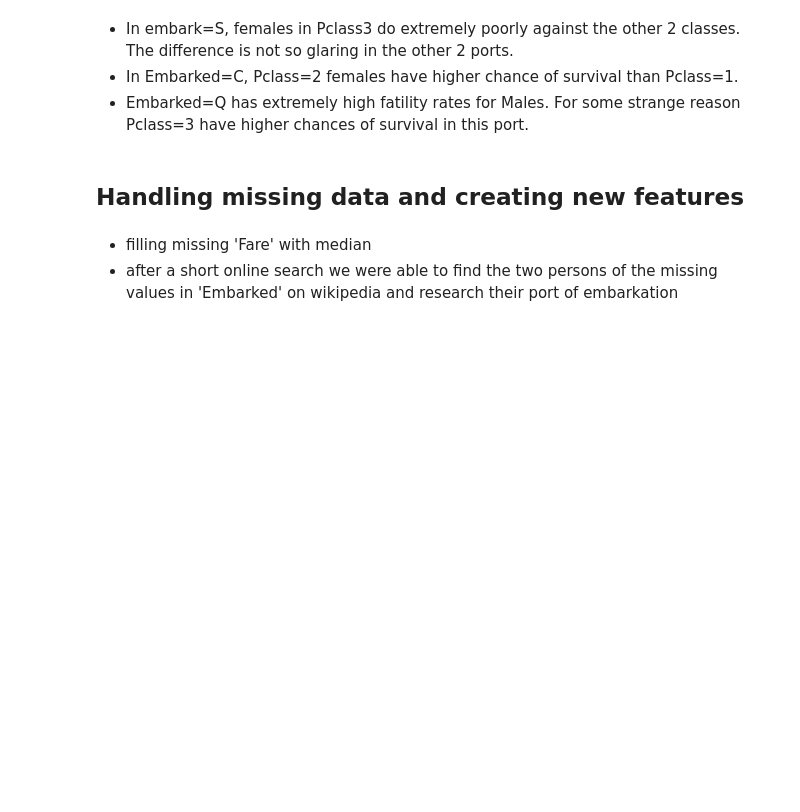
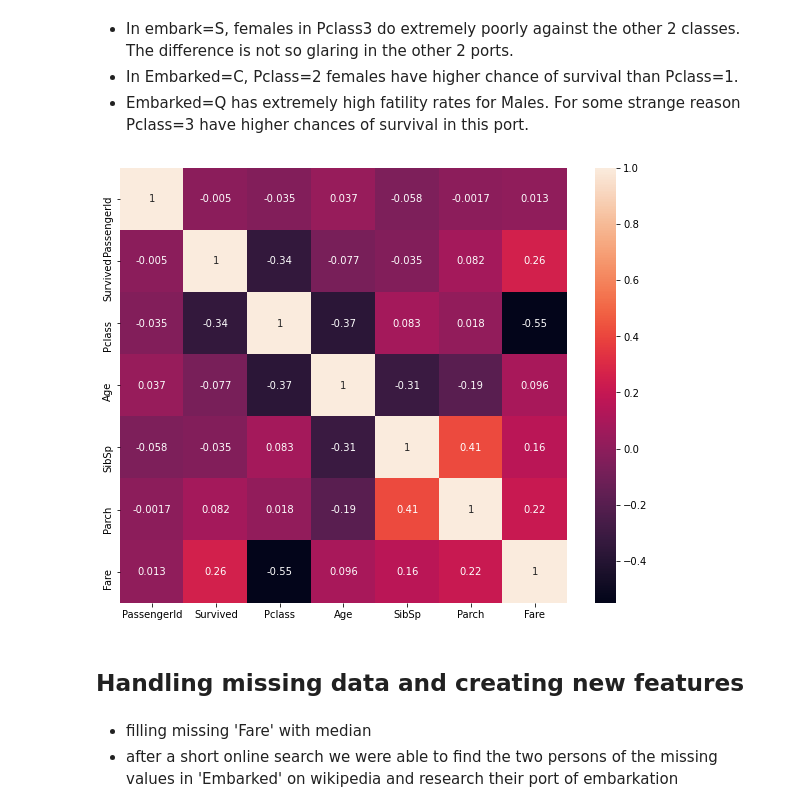
Before and after one commit to Tobias-GH-Schulz/titanic_kaggle_competition, a Jupyter notebook: titanic_comp_main.ipynb, the cells around one changed output. Saved outputs shown, nothing was run; the diff lists cells and outputs as text; code cells hidden in the pictures; blank space fills up the shorter version.

```diff
--- a/titanic_comp_main.ipynb
+++ b/titanic_comp_main.ipynb
@@ -211,6 +219,11 @@ fg.add_legend()
 - In embark=S, females in Pclass3 do extremely poorly against the other 2 classes. The difference is not so glaring in the other 2 ports.
 - In Embarked=C, Pclass=2 females have higher chance of survival than Pclass=1.
 - Embarked=Q has extremely high fatility rates for Males. For some strange reason Pclass=3 have higher chances of survival in this port.
+# %%
+plt.figure(figsize=(10,8))
+sns.heatmap(dfTrain.corr(), annot=True);
+# %% [output]
+[figure, added]
 # %% [markdown]
 ## Handling missing data and creating new features
 # %% [markdown]
```
Also changed, not shown: parts of 48 cells of this notebook, 21 other files.
